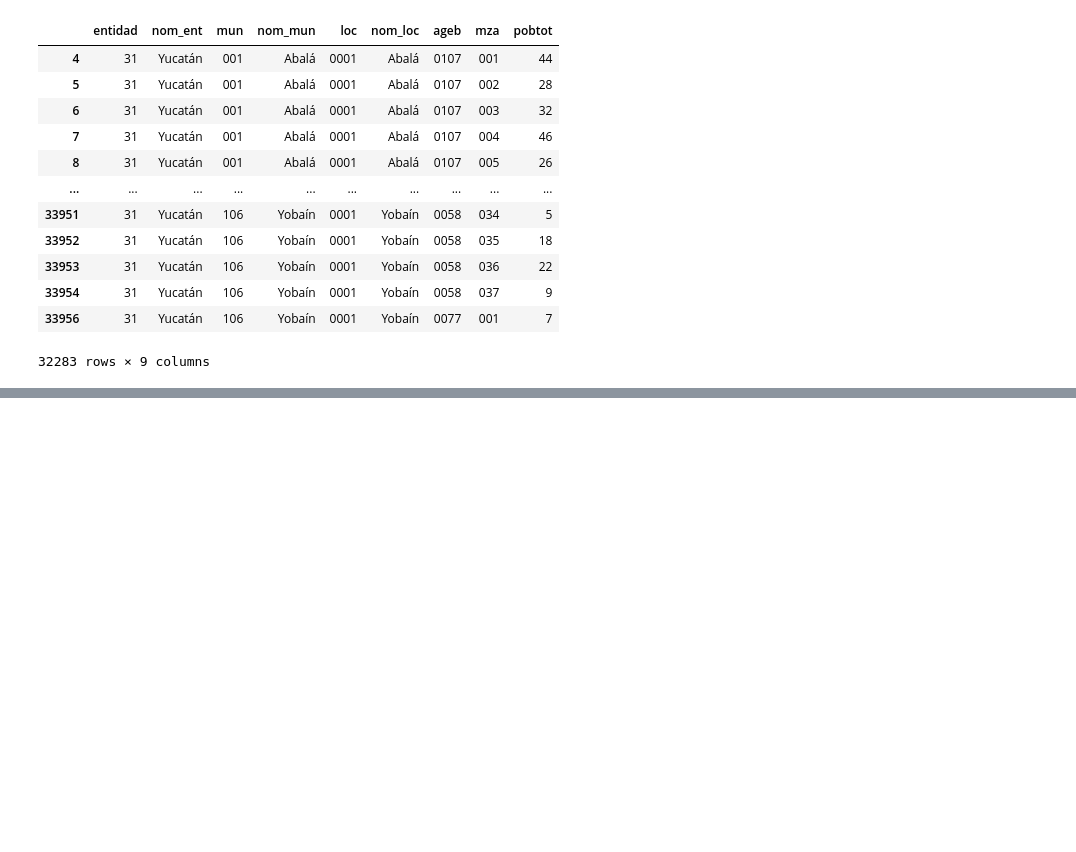
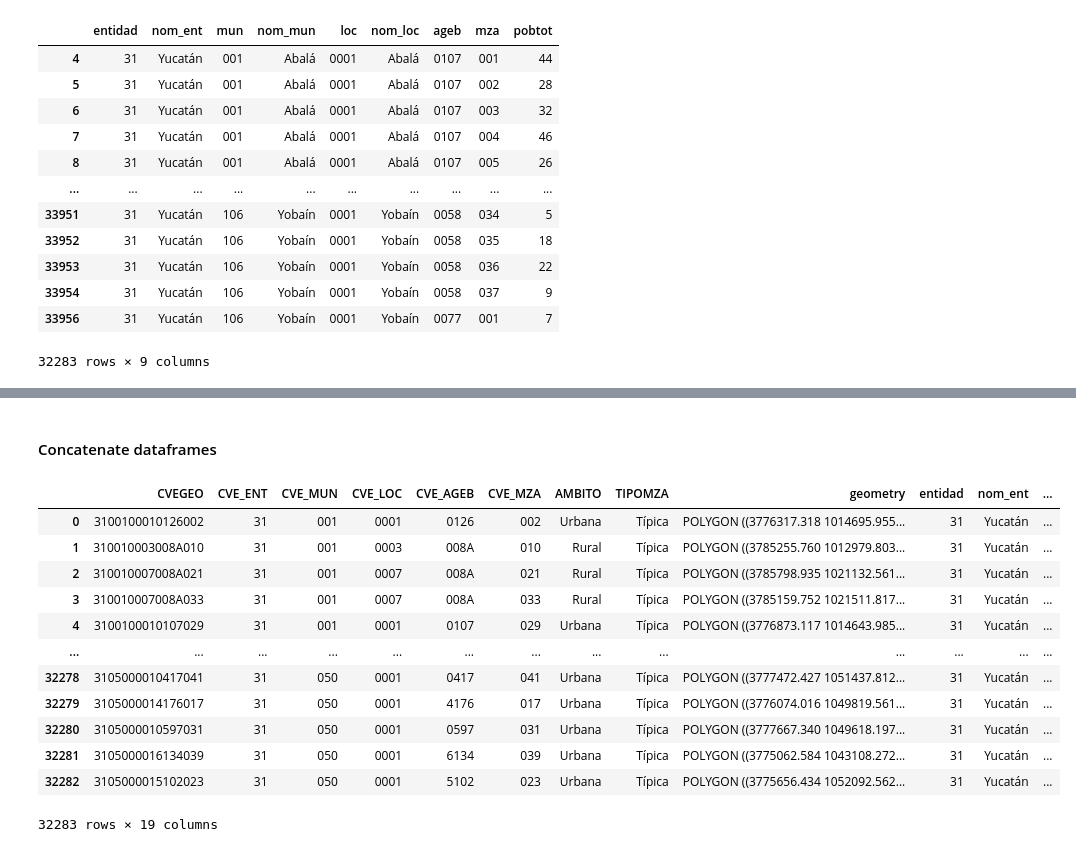
Before and after one commit to gperaza/road-network, a Jupyter notebook: notebooks/working with geodataframes.ipynb, the cells around one changed output, grey strips where cells are left out. Saved outputs shown, nothing was run; the diff lists cells and outputs as text; code cells hidden in the pictures; blank space fills up the shorter version.

Commit message:
sort values of yucatan_manzana's CVEGEO column for concatenation

```diff
--- a/notebooks/working with geodataframes.ipynb
+++ b/notebooks/working with geodataframes.ipynb
@@ -426,0 +404,3 @@ yucatan_censo
+# %%
+yucatan_censo.reset_index(inplace=True, drop=True)
+yucatan_censo
@@ -426,0 +421,22 @@ yucatan_censo
+# %% [markdown]
+#### Concatenate dataframes
+# %%
+yucatan_manzana.sort_values(by=['CVEGEO'], ignore_index=True, inplace=True)
+# %%
+yucatan = pd.concat([yucatan_manzana, yucatan_censo], axis=1, join='inner')
+# %%
+yucatan
+# %% [output]
+|  | CVEGEO | CVE_ENT | CVE_MUN | CVE_LOC | CVE_AGEB | CVE_MZA | AMBITO | TIPOMZA | geometry | entidad | nom_ent | ... |
+| 0 | 3100100010126002 | 31 | 001 | 0001 | 0126 | 002 | Urbana | Típica | POLYGON ((3776317.318 1014695.955... | 31 | Yucatán | ... |
+| 1 | 310010003008A010 | 31 | 001 | 0003 | 008A | 010 | Rural | Típica | POLYGON ((3785255.760 1012979.803... | 31 | Yucatán | ... |
+| 2 | 310010007008A021 | 31 | 001 | 0007 | 008A | 021 | Rural | Típica | POLYGON ((3785798.935 1021132.561... | 31 | Yucatán | ... |
+| 3 | 310010007008A033 | 31 | 001 | 0007 | 008A | 033 | Rural | Típica | POLYGON ((3785159.752 1021511.817... | 31 | Yucatán | ... |
+| 4 | 3100100010107029 | 31 | 001 | 0001 | 0107 | 029 | Urbana | Típica | POLYGON ((3776873.117 1014643.985... | 31 | Yucatán | ... |
+| ... | ... | ... | ... | ... | ... | ... | ... | ... | ... | ... | ... | ... |
+| 32278 | 3105000010417041 | 31 | 050 | 0001 | 0417 | 041 | Urbana | Típica | POLYGON ((3777472.427 1051437.812... | 31 | Yucatán | ... |
+| 32279 | 3105000014176017 | 31 | 050 | 0001 | 4176 | 017 | Urbana | Típica | POLYGON ((3776074.016 1049819.561... | 31 | Yucatán | ... |
+| 32280 | 3105000010597031 | 31 | 050 | 0001 | 0597 | 031 | Urbana | Típica | POLYGON ((3777667.340 1049618.197... | 31 | Yucatán | ... |
+| 32281 | 3105000016134039 | 31 | 050 | 0001 | 6134 | 039 | Urbana | Típica | POLYGON ((3775062.584 1043108.272... | 31 | Yucatán | ... |
+| 32282 | 3105000015102023 | 31 | 050 | 0001 | 5102 | 023 | Urbana | Típica | POLYGON ((3775656.434 1052092.562... | 31 | Yucatán | ... |
+32283 rows × 19 columns
```
Also changed, not shown: parts of 5 cells of this notebook.
